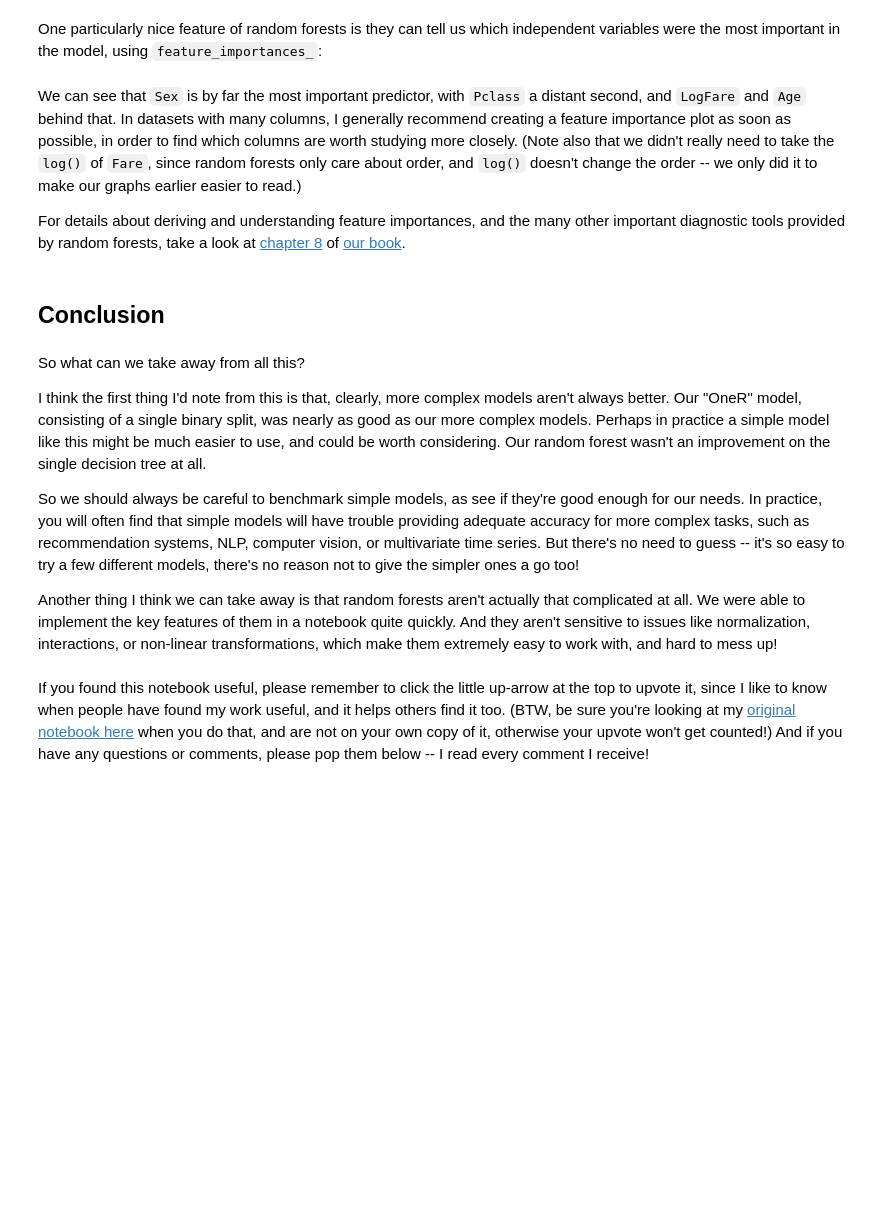
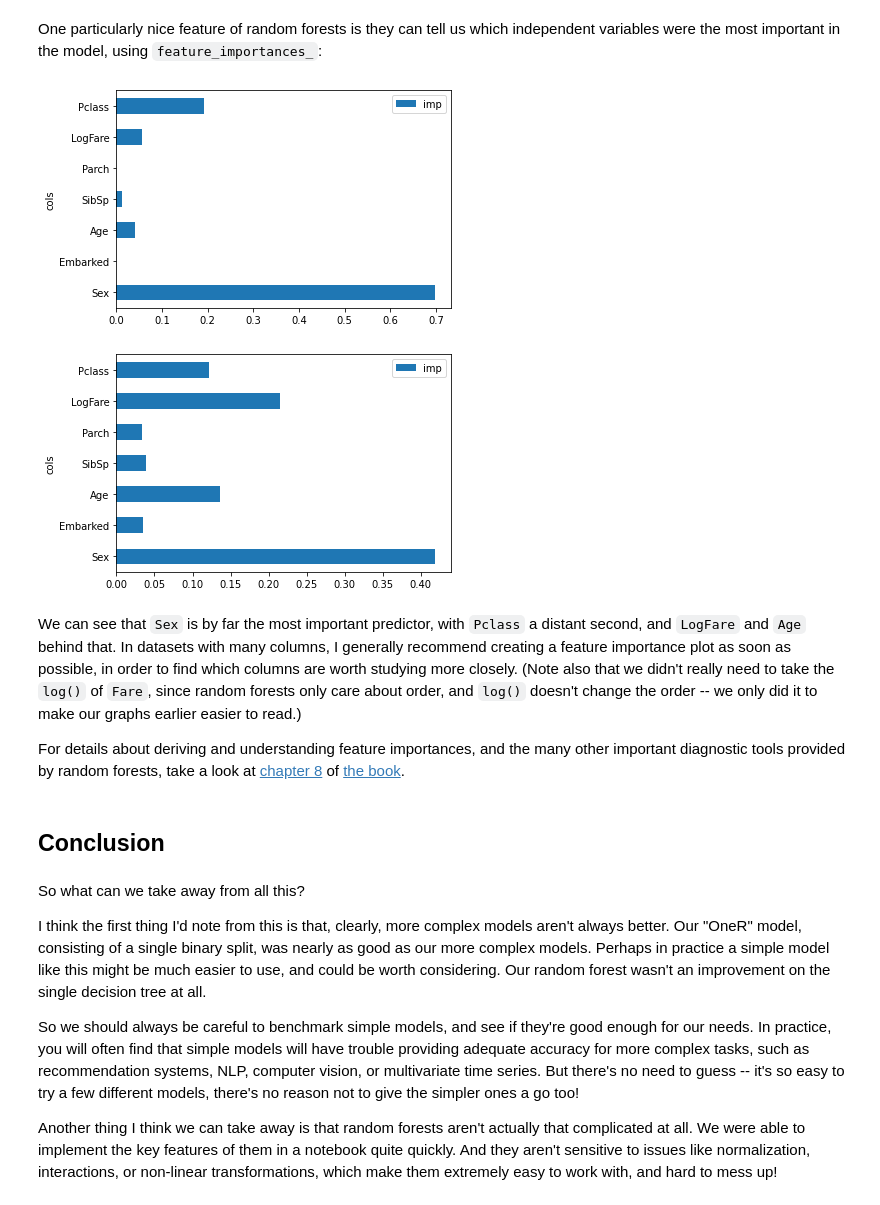
Before and after one commit to ampersand-five/fast.ai-course, a Jupyter notebook: class/Lesson 6 - Random Forests/how-random-forests-really-work.ipynb, the cells around one changed output. Saved outputs shown, nothing was run; the diff lists cells and outputs as text; code cells hidden in the pictures; blank space fills up the shorter version.

Commit message:
Finished full run through of notebook

```diff
--- a/class/Lesson 6 - Random Forests/how-random-forests-really-work.ipynb
+++ b/class/Lesson 6 - Random Forests/how-random-forests-really-work.ipynb
@@ -101,10 +119,13 @@ val_df[cats] = val_df[cats].apply(lambda x: x.cat.codes)
 Now we can create our independent variables (the `x` variables) and dependent (the `y` variable):
-# %%
-def xs_y(df):
-    xs = df[cats+conts].copy()
-    return xs,df[dep] if dep in df else None
-
-trn_xs,trn_y = xs_y(trn_df)
-val_xs,val_y = xs_y(val_df)
+# %%
+def xs_y(df):
+    # Independent variables, the x's
+    xs = df[categories+continuous].copy()
+    # Dependent variable, the y
+    y = df[dependent_variable] if dependent_variable in df else None
+    return xs,y
+
+training_xs,training_y = xs_y(training_df)
+validation_xs,validation_y = xs_y(validation_df)
 # %% [markdown]
 Here's the predictions for our extremely simple model, where `female` is coded as `0`:
@@ -272,6 +361,6 @@ mean_absolute_error(val_y, m.predict(val_xs))
 # %% [markdown]
 It's a tiny bit worse. Since this is such a small dataset (we've only got around 200 rows in our validation set) this small difference isn't really meaningful. Perhaps we'll see better results if we create a bigger tree:
 # %%
-m = DecisionTreeClassifier(min_samples_leaf=50)
-m.fit(trn_xs, trn_y)
-draw_tree(m, trn_xs, size=12)
+decision_tree = DecisionTreeClassifier(min_samples_leaf=50)
+decision_tree.fit(training_xs, training_y)
+draw_tree(decision_tree, training_xs, size=12)
@@ -339,0 +444,8 @@ mean_absolute_error(val_y, rf.predict(val_xs))
+# %%
+from sklearn.ensemble import RandomForestClassifier
+
+#                                min_samples_leaf - how few values to have in each leaf node that marks
+#                                                   when we stop branching further
+random_forest = RandomForestClassifier(100, min_samples_leaf=5)
+random_forest.fit(training_xs, training_y);
+mean_absolute_error(validation_y, random_forest.predict(validation_xs))
@@ -350,7 +462,16 @@ pd.DataFrame(dict(cols=trn_xs.columns, imp=m.feature_importances_)).plot('cols',
+# %%
+# Our hand made decision tree
+pd.DataFrame(dict(cols=training_xs.columns, imp=decision_tree.feature_importances_)).plot('cols', 'imp', 'barh');
+
+# The random forest
+pd.DataFrame(dict(cols=training_xs.columns, imp=random_forest.feature_importances_)).plot('cols', 'imp', 'barh');
+# %% [output]
+[figure, added]
+[figure, added]
 # %% [markdown]
 We can see that `Sex` is by far the most important predictor, with `Pclass` a distant second, and `LogFare` and `Age` behind that. In datasets with many columns, I generally recommend creating a feature importance plot as soon as possible, in order to find which columns are worth studying more closely. (Note also that we didn't really need to take the `log()` of `Fare`, since random forests only care about order, and `log()` doesn't change the order -- we only did it to make our graphs earlier easier to read.)
 
-For details about deriving and understanding feature importances, and the many other important diagnostic tools provided by random forests, take a look at [chapter 8](https://github.com/fastai/fastbook/blob/master/08_collab.ipynb) of [our book](https://www.amazon.com/Deep-Learning-Coders-fastai-PyTorch/dp/1492045527).
+For details about deriving and understanding feature importances, and the many other important diagnostic tools provided by random forests, take a look at [chapter 8](https://github.com/fastai/fastbook/blob/master/08_collab.ipynb) of [the book](https://www.amazon.com/Deep-Learning-Coders-fastai-PyTorch/dp/1492045527).
 # %% [markdown]
 ## Conclusion
 # %% [markdown]
@@ -358,8 +479,6 @@ So what can we take away from all this?
 
 I think the first thing I'd note from this is that, clearly, more complex models aren't always better. Our "OneR" model, consisting of a single binary split, was nearly as good as our more complex models. Perhaps in practice a simple model like this might be much easier to use, and could be worth considering. Our random forest wasn't an improvement on the single decision tree at all.
 
-So we should always be careful to benchmark simple models, as see if they're good enough for our needs. In practice, you will often find that simple models will have trouble providing adequate accuracy for more complex tasks, such as recommendation systems, NLP, computer vision, or multivariate time series. But there's no need to guess -- it's so easy to try a few different models, there's no reason not to give the simpler ones a go too!
+So we should always be careful to benchmark simple models, and see if they're good enough for our needs. In practice, you will often find that simple models will have trouble providing adequate accuracy for more complex tasks, such as recommendation systems, NLP, computer vision, or multivariate time series. But there's no need to guess -- it's so easy to try a few different models, there's no reason not to give the simpler ones a go too!
 
 Another thing I think we can take away is that random forests aren't actually that complicated at all. We were able to implement the key features of them in a notebook quite quickly. And they aren't sensitive to issues like normalization, interactions, or non-linear transformations, which make them extremely easy to work with, and hard to mess up!
-# %% [markdown]
-If you found this notebook useful, please remember to click the little up-arrow at the top to upvote it, since I like to know when people have found my work useful, and it helps others find it too. (BTW, be sure you're looking at my [original notebook here](https://www.kaggle.com/jhoward/how-random-forests-work) when you do that, and are not on your own copy of it, otherwise your upvote won't get counted!) And if you have any questions or comments, please pop them below -- I read every comment I receive!
```
Also changed, not shown: parts of 55 cells of this notebook.
